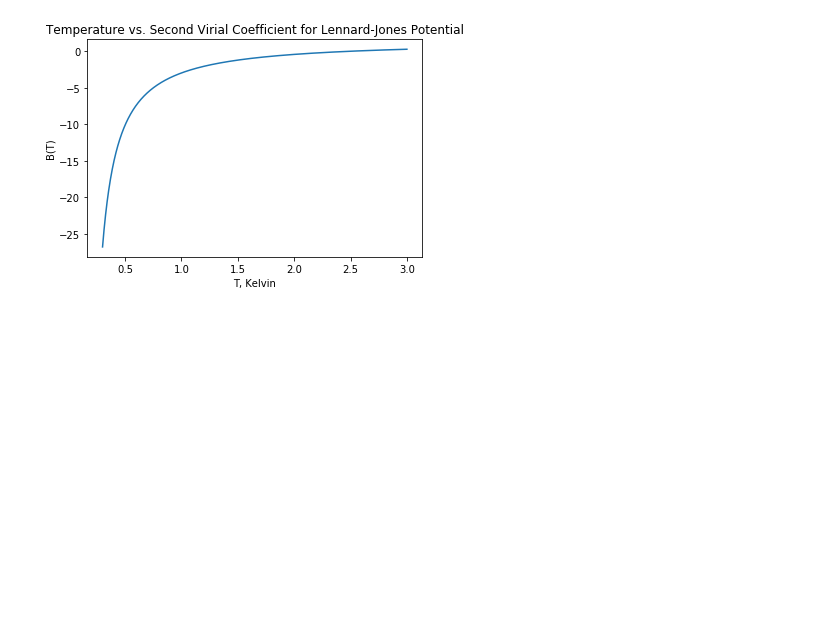
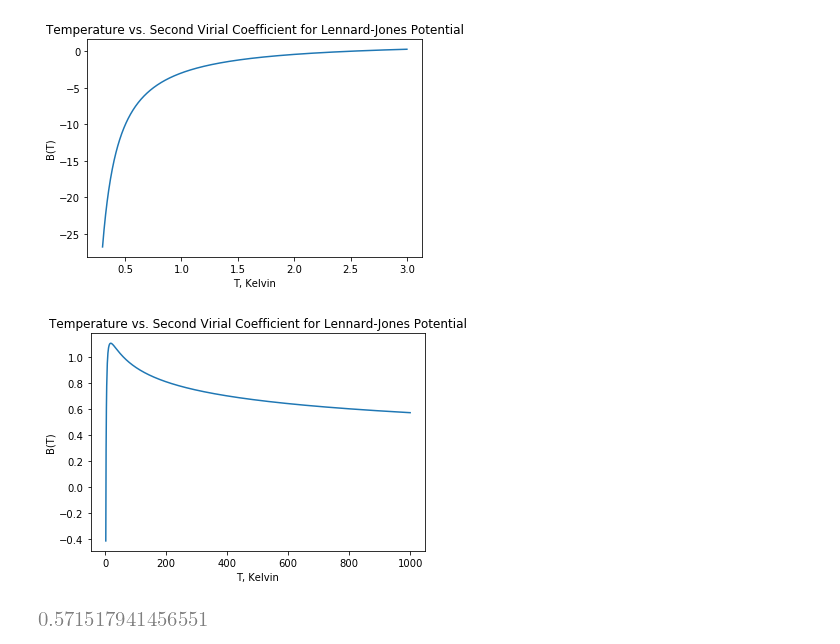
Before and after one commit to Truman-Xu/Chem576_HW, a Jupyter notebook: Chem576_HW3.ipynb, the cells around one changed output. Cells and saved outputs as stored; diff of their text form; code cells hidden in the pictures; blank space fills up the shorter version.

```diff
--- a/Chem576_HW3.ipynb
+++ b/Chem576_HW3.ipynb
@@ -165,3 +163,20 @@ plt.ylabel('B(T)')
 plt.show()
 # %% [output]
 [figure]
+# %%
+T = np.linspace(2,1000,1000)
+BT = np.array([B(x) for x in T])
+
+plt.plot(T, BT)
+
+plt.title('Temperature vs. Second Virial Coefficient for Lennard-Jones Potential')
+plt.xlabel('T, Kelvin')
+plt.ylabel('B(T)')
+plt.savefig('P5-11-2.png')
+plt.show()
+# %% [output]
+[figure, added]
+# %%
+BT[-1].evalf()
+# %% [output]
+[figure, added]
```
Also changed, not shown: parts of 6 cells of this notebook.
